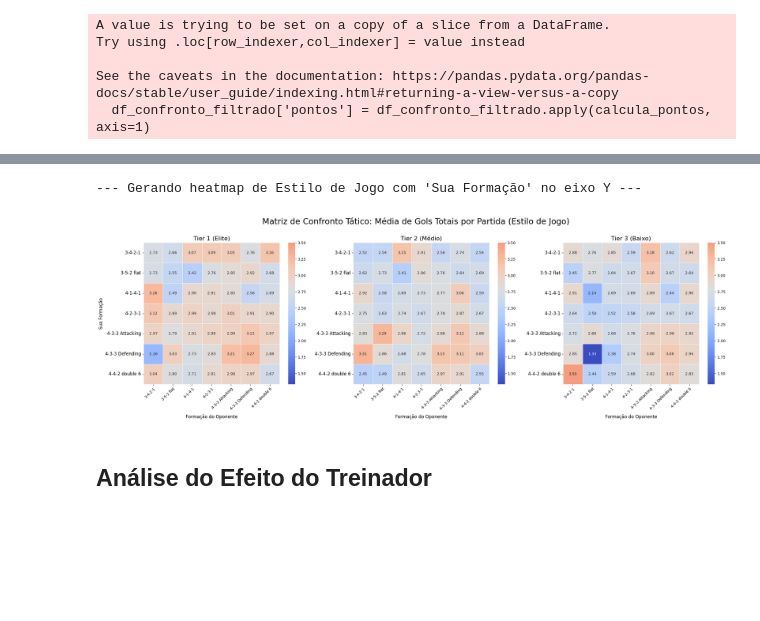
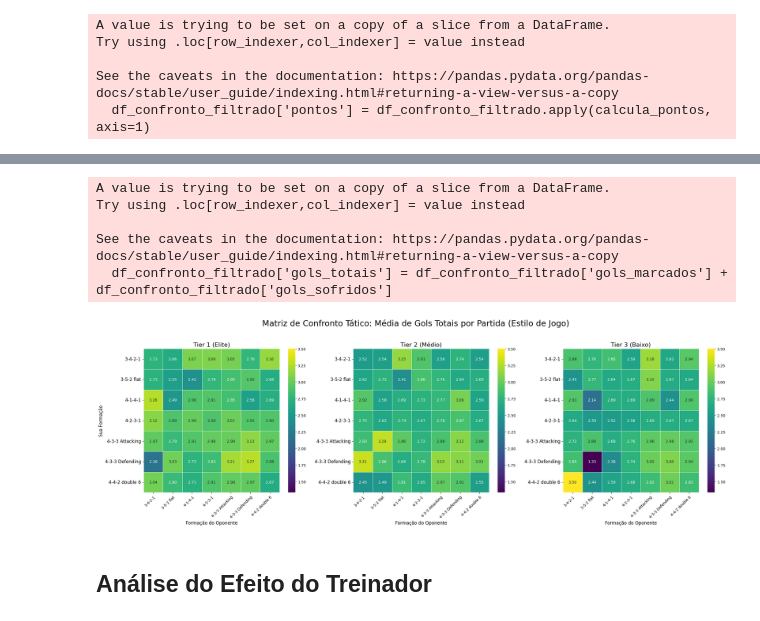
Before and after one commit to visiq31/football-analytics, a Jupyter notebook: formations- notebook.ipynb, the cells around one changed output, grey strips where cells are left out. Drawn from its saved outputs; the diff is of its cells as text; code cells hidden in the pictures; blank space fills up the shorter version.

```diff
--- a/formations- notebook.ipynb
+++ b/formations- notebook.ipynb
@@ -174,9 +167,0 @@ df_full.head()
-# %%
-# Criar um mapa (dicionário) de club_id -> name a partir da tabela de clubes
-id_para_nome_map = clubs.set_index('club_id')['name']
-
-# Usar o método .map() para preencher os valores nulos em 'time_nome' com base no 'time_id'
-df_full['time_nome'] = df_full['time_nome'].fillna(df_full['time_id'].map(id_para_nome_map))
-
-print("\nVerificação após correção de nomes nulos:")
-print(f"Número de nomes nulos agora: {df_full['time_nome'].isnull().sum()}")
@@ -426,12 +461,11 @@ for i, tier in enumerate(tiers):
     sns.heatmap(
         ax=ax,
         data=matriz_pivotada,
-        annot=True,         # Anotar os valores
-        fmt=".2f",          # Formato com 2 casas decimais
-        cmap='coolwarm',    # PALETA DIVERGENTE! Tons quentes (vermelho) = ruim, tons frios (azul) = bom
+        annot=True,
+        fmt=".2f",
+        cmap='inferno',
         linewidths=.5,
-        vmin=0, vmax=3,     # Fixa a escala de cores de 0 a 3 para todos os gráficos
-        center=1.5          # Centraliza a cor neutra em 1.5 (confronto equilibrado)
+        vmin=0.0, vmax=3,
     )
 
     ax.set_title(tier, fontsize=16)
@@ -445,53 +491,56 @@ plt.show()
 # %%
-# --- Etapa 3: Visualizar (COM EIXOS RE-INVERTIDOS CONFORME SOLICITADO) ---
-print("\n--- Gerando heatmap de Estilo de Jogo com 'Sua Formação' no eixo Y ---")
+#preparar dados para a matriz de estilo de jogo
+df_confronto_filtrado['gols_totais'] = df_confronto_filtrado['gols_marcados'] + df_confronto_filtrado['gols_sofridos']
+matriz_estilo = df_confronto_filtrado.groupby(['tier', 'formacao', 'formacao_oponente']).agg(
+    gols_totais_medio=('gols_totais', 'mean')
+).reset_index()
 
-# Criamos uma figura mais alta para acomodar os labels na vertical
+
 fig, axes = plt.subplots(1, 3, figsize=(24, 8), sharey=False)
-fig.suptitle('Matriz de Confronto Tático: Média de Gols Totais por Partida (Estilo de Jogo)', fontsize=22, y=0.96)
+fig.suptitle('Matriz de Confronto Tático: Média de Gols Totais por Partida (Estilo de Jogo)', fontsize=22, y=0.98)
 
 tiers = ['Tier 1 (Elite)', 'Tier 2 (Médio)', 'Tier 3 (Baixo)']
+
+#  limites da escala de cores para consistência
+vmin = matriz_estilo['gols_totais_medio'].min()
+vmax = matriz_estilo['gols_totais_medio'].max()
 
 for i, tier in enumerate(tiers):
     ax = axes[i]
 
-    # --- A INVERSÃO ESTÁ AQUI ---
-    # Voltamos 'formacao' para o index (eixo Y) e 'formacao_oponente' para as colunas (eixo X)
     matriz_pivotada = matriz_estilo[matriz_estilo['tier'] == tier].pivot_table(
-        index='formacao',            # Eixo Y (Vertical) = Sua Formação
-        columns='formacao_oponente', # Eixo X (Horizontal) = Formação do Oponente
+        index='formacao',
+        columns='formacao_oponente',
         values='gols_totais_medio'
     )
 
-    # Criar o heatmap
     sns.heatmap(
         ax=ax,
         data=matriz_pivotada,
         annot=True,
         fmt=".2f",
-        cmap='coolwarm',
+        cmap='viridis',
         linewidths=.5,
-        vmin=matriz_estilo['gols_totais_medio'].min(),
-        vmax=matriz_estilo['gols_totais_medio'].max(),
-        center=matriz_estilo['gols_totais_medio'].mean()
+        vmin=vmin,
+        vmax=vmax
     )
 
-    # Ajusta os labels dos eixos para a orientação original preferida
     ax.set_title(tier, fontsize=16)
-    ax.set_xlabel('Formação do Oponente', fontsize=12, labelpad=10)
+    ax.set_xlabel('Formação do Oponente', fontsize=12)
     ax.set_ylabel('Sua Formação' if i == 0 else '', fontsize=12)
-
-    # Garante que os labels do eixo Y fiquem legíveis
     ax.tick_params(axis='y', labelsize=12, rotation=0)
 
-# Rotacionar os labels do eixo X
 for ax in axes:
     plt.setp(ax.get_xticklabels(), rotation=45, ha="right", rotation_mode="anchor")
 
 plt.tight_layout(rect=[0, 0, 1, 0.95])
 plt.show()
 # %% [output]
---- Gerando heatmap de Estilo de Jogo com 'Sua Formação' no eixo Y ---
+A value is trying to be set on a copy of a slice from a DataFrame.
+Try using .loc[row_indexer,col_indexer] = value instead
+
+See the caveats in the documentation: https://pandas.pydata.org/pandas-docs/stable/user_guide/indexing.html#returning-a-view-versus-a-copy
+  df_confronto_filtrado['gols_totais'] = df_confronto_filtrado['gols_marcados'] + df_confronto_filtrado['gols_sofridos']
-[figure, old version]
+[figure, new version]
 # %% [markdown]
 ## Análise do Efeito do Treinador
```
Also changed, not shown: parts of 34 cells of this notebook.
